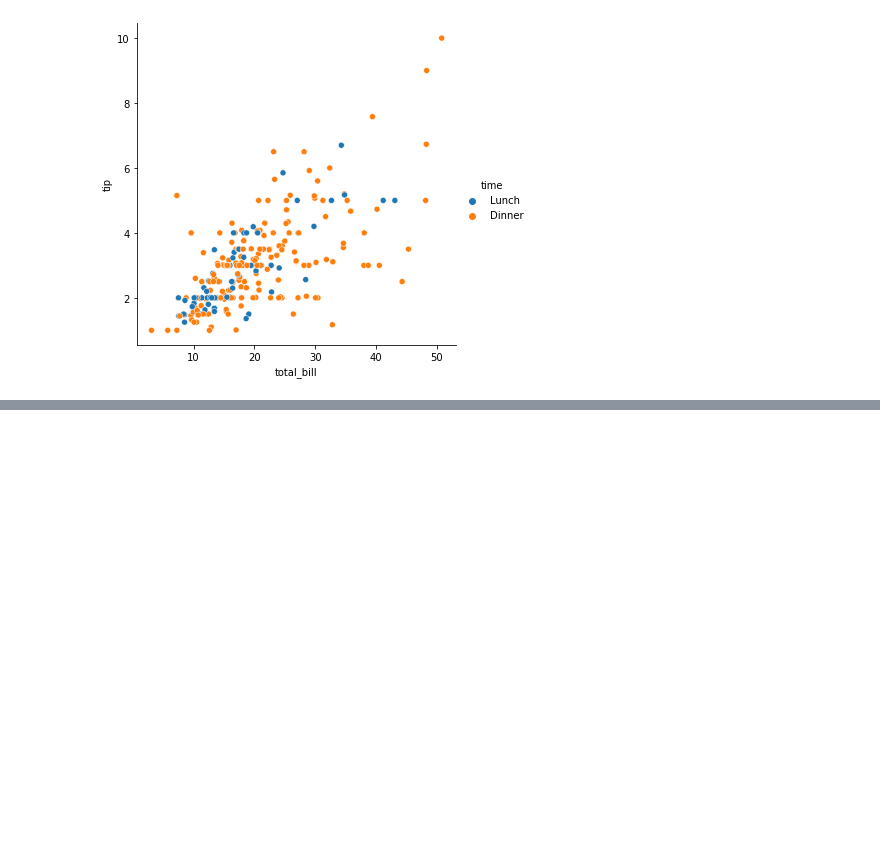
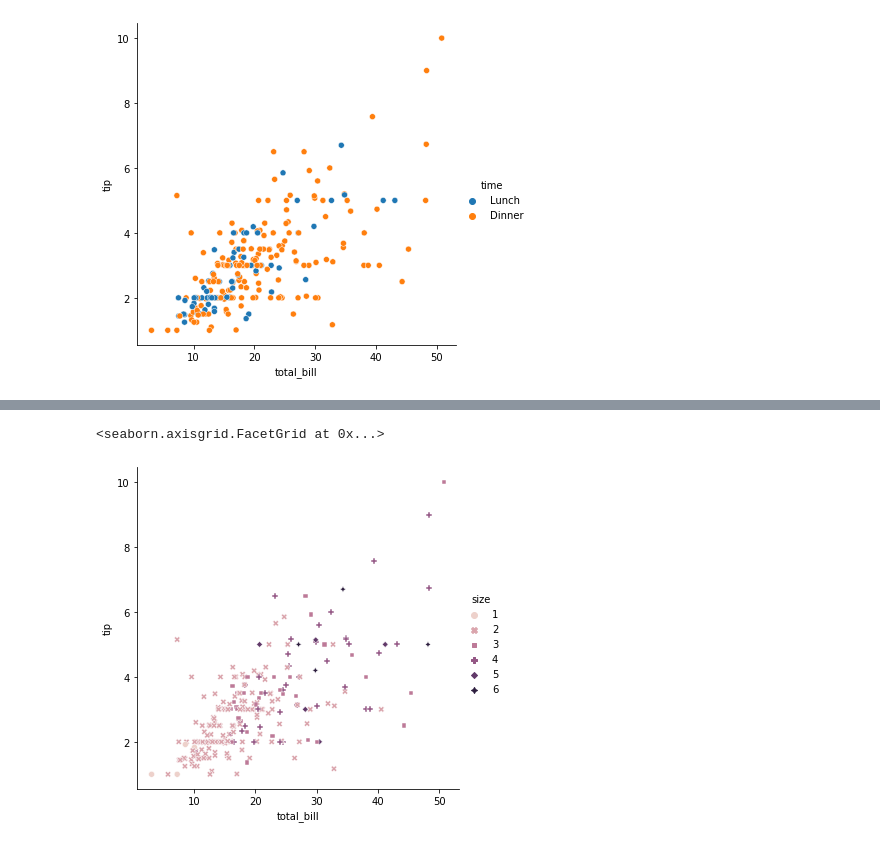
Before and after one commit to Shivanshu04/Datavisualisation, a Jupyter notebook: Graph/graph.ipynb, the cells around one changed output, grey strips where cells are left out. Saved outputs shown, nothing was run; the diff lists cells and outputs as text; code cells hidden in the pictures; blank space fills up the shorter version.

```diff
--- a/Graph/graph.ipynb
+++ b/Graph/graph.ipynb
@@ -474,0 +500,7 @@ sns.relplot(x = 'total_bill', y = 'tip' , data = df1, hue = 'time', style = 'smo
+# %%
+# In this case it does both styling and colouring for all the sizes
+# Hence from graph we can conclude that people who gave the highest tip was total 3 person in a group.
+sns.relplot(x = 'total_bill', y = 'tip' , data = df1 , hue = 'size',style = 'size' )
+# %% [output]
+<seaborn.axisgrid.FacetGrid at 0x...>
+[figure, added]
```
Also changed, not shown: parts of 31 cells of this notebook.
